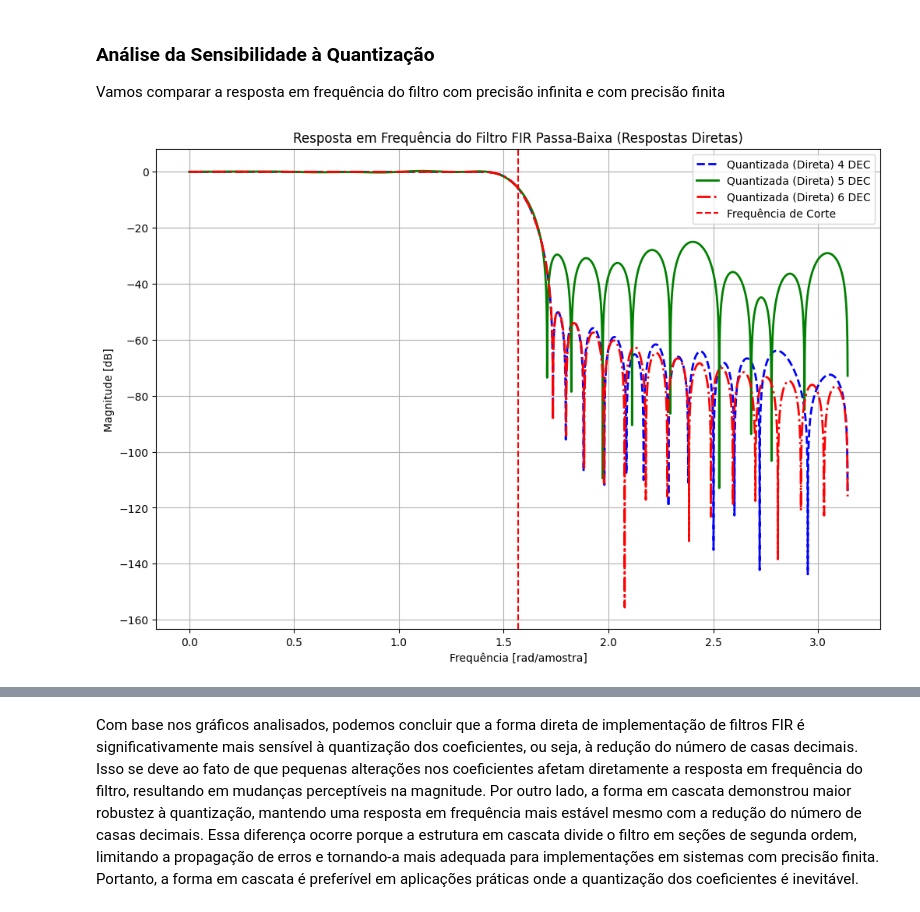
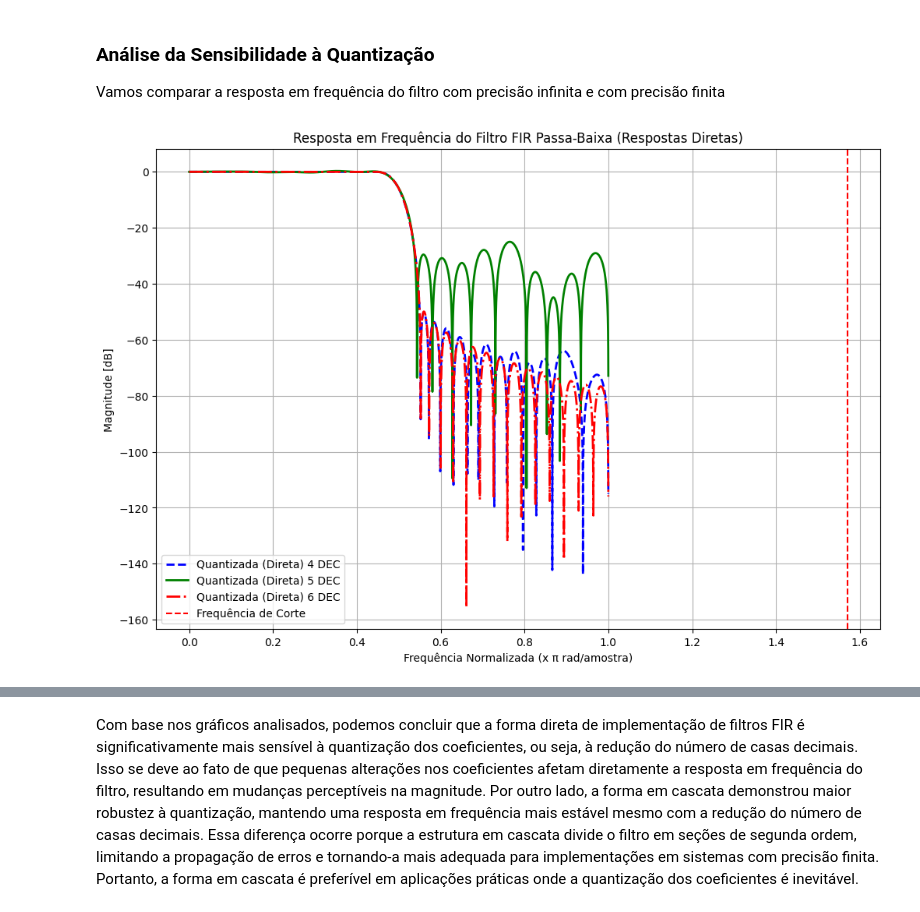
Before and after one commit to JoseRaimundo27/FiltroFIR, a Jupyter notebook: filtroBeforeGERSON.ipynb, the cells around one changed output, grey strips where cells are left out. Drawn from its saved outputs; the diff is of its cells as text; code cells hidden in the pictures.

```diff
--- a/filtroBeforeGERSON.ipynb
+++ b/filtroBeforeGERSON.ipynb
@@ -170,38 +170,38 @@ sos_quantizados_6dec = np.round(sos, decimals=6)
 frequencias_q_5dec, resposta_direta_quantizada_5dec = signal.freqz(h_fir_quantizados_5dec, worN=8000)
 frequencias_q_4dec, resposta_direta_quantizada_4dec = signal.freqz(h_fir_quantizados_4dec, worN=8000)
 frequencias_q_6dec, resposta_direta_quantizada_6dec = signal.freqz(h_fir_quantizados_6dec, worN=8000)
 
 # Resposta em frequência para a forma em cascata quantizada
 frequencias_q_sos_5dec, resposta_cascata_quantizada_5dec = signal.sosfreqz(sos_quantizados_5dec, worN=8000)
 frequencias_q_sos_4dec, resposta_cascata_quantizada_4dec = signal.sosfreqz(sos_quantizados_4dec, worN=8000)
 frequencias_q_sos_6dec, resposta_cascata_quantizada_6dec = signal.sosfreqz(sos_quantizados_6dec, worN=8000)
 
 
 # Plot das respostas em frequência (Respostas Diretas):
 
 plt.figure(figsize=(12, 8))
 
 plt.plot(
-    frequencias_q_4dec, 20 * np.log10(np.abs(resposta_direta_quantizada_4dec)),
+    frequencias_q_4dec/np.pi, 20 * np.log10(np.abs(resposta_direta_quantizada_4dec)),
     label='Quantizada (Direta) 4 DEC', color='blue', linestyle='--', linewidth=2
 )
 plt.plot(
-    frequencias_q_5dec, 20 * np.log10(np.abs(resposta_direta_quantizada_5dec)),
+    frequencias_q_5dec/np.pi, 20 * np.log10(np.abs(resposta_direta_quantizada_5dec)),
     label='Quantizada (Direta) 5 DEC', color='green', linestyle='-', linewidth=2
 )
 plt.plot(
-    frequencias_q_6dec, 20 * np.log10(np.abs(resposta_direta_quantizada_6dec)),
+    frequencias_q_6dec/np.pi, 20 * np.log10(np.abs(resposta_direta_quantizada_6dec)),
     label='Quantizada (Direta) 6 DEC', color='red', linestyle='-.', linewidth=2
 )
 plt.title('Resposta em Frequência do Filtro FIR Passa-Baixa (Respostas Diretas)')
-plt.xlabel('Frequência [rad/amostra]')
+plt.xlabel('Frequência Normalizada (x π rad/amostra)')
 plt.ylabel('Magnitude [dB]')
 plt.grid(True)
 plt.axvline(frequencia_corte, color='red', linestyle='--', label='Frequência de Corte')
 plt.legend()
 plt.show()
 # %% [output]
-[figure, old version]
+[figure, new version]
 # %%
 
 # Plot das respostas em frequência (Respostas em Cascata)
```
Also changed, not shown: parts of 1 cell of this notebook.
